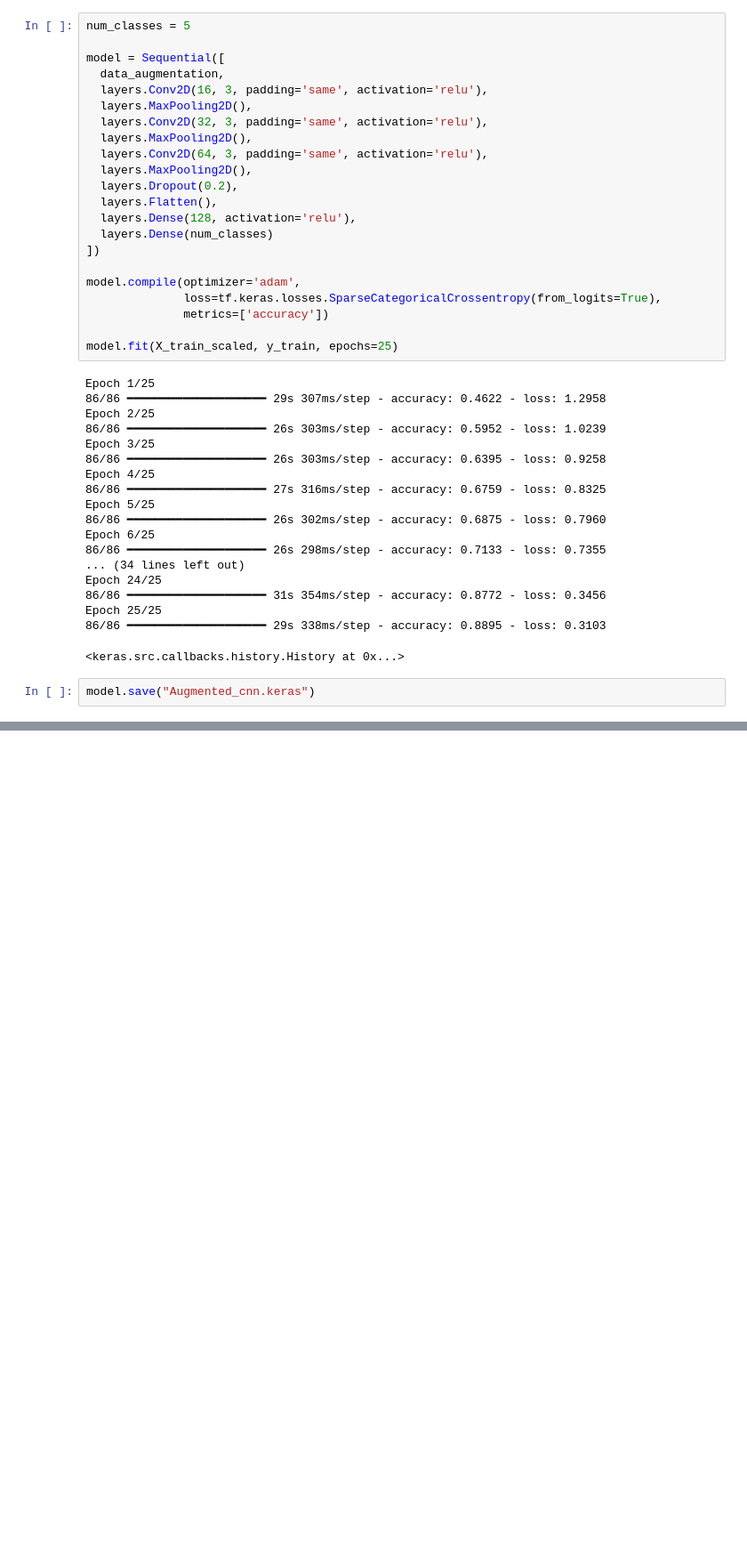
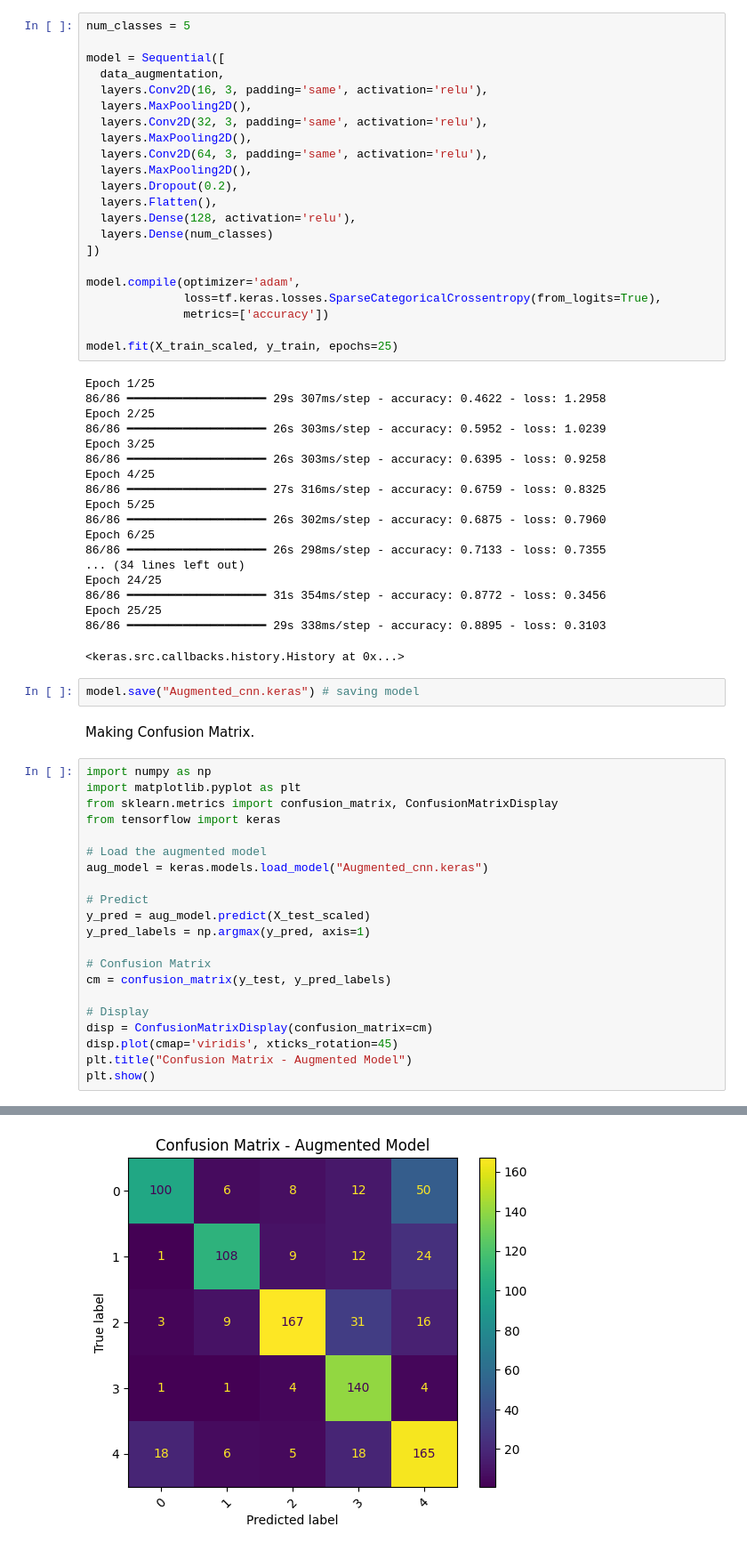
Before and after one commit to Yuvraj-Sankhyan/Data-Augmentation-to-Address-Overfitting, a Jupyter notebook: Data_augmentation.ipynb, the cells around one changed output, grey strips where cells are left out. Shown at 89% size. Drawn from its saved outputs; the diff is of its cells as text; blank space fills up the shorter version.

```diff
--- a/Data_augmentation.ipynb
+++ b/Data_augmentation.ipynb
@@ -229,4 +329,28 @@ Epoch 25/25
 86/86 ━━━━━━━━━━━━━━━━━━━━ 29s 338ms/step - accuracy: 0.8895 - loss: 0.3103
 <keras.src.callbacks.history.History at 0x...>
 # %%
-model.save("Augmented_cnn.keras")
+model.save("Augmented_cnn.keras") # saving model
+# %% [markdown]
+Making Confusion Matrix.
+# %%
+import numpy as np
+import matplotlib.pyplot as plt
+from sklearn.metrics import confusion_matrix, ConfusionMatrixDisplay
+from tensorflow import keras
+
+# Load the augmented model
+aug_model = keras.models.load_model("Augmented_cnn.keras")
+
+# Predict
+y_pred = aug_model.predict(X_test_scaled)
+y_pred_labels = np.argmax(y_pred, axis=1)
+
+# Confusion Matrix
+cm = confusion_matrix(y_test, y_pred_labels)
+
+# Display
+disp = ConfusionMatrixDisplay(confusion_matrix=cm)
+disp.plot(cmap='viridis', xticks_rotation=45)
+plt.title("Confusion Matrix - Augmented Model")
+plt.show()
+# %% [output]
@@ -233 +358,2 @@ model.save("Augmented_cnn.keras")
+[figure, added]
 # %%
```
Also changed, not shown: parts of 38 cells of this notebook.
